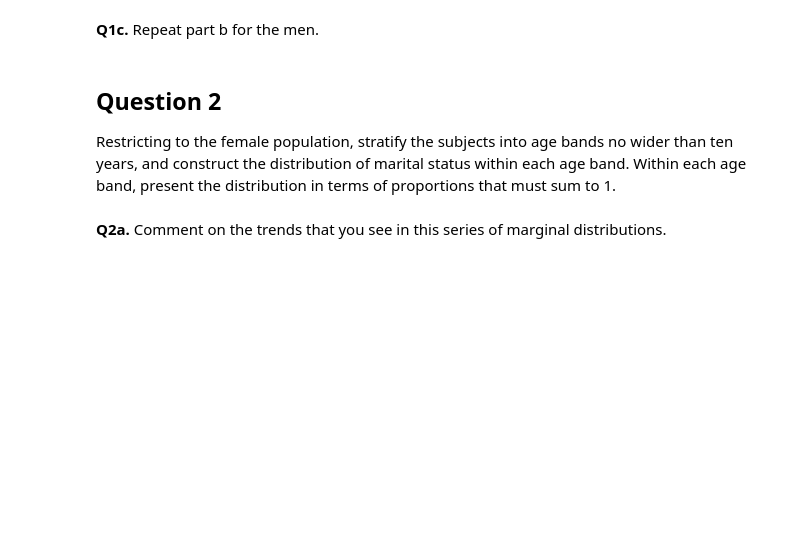
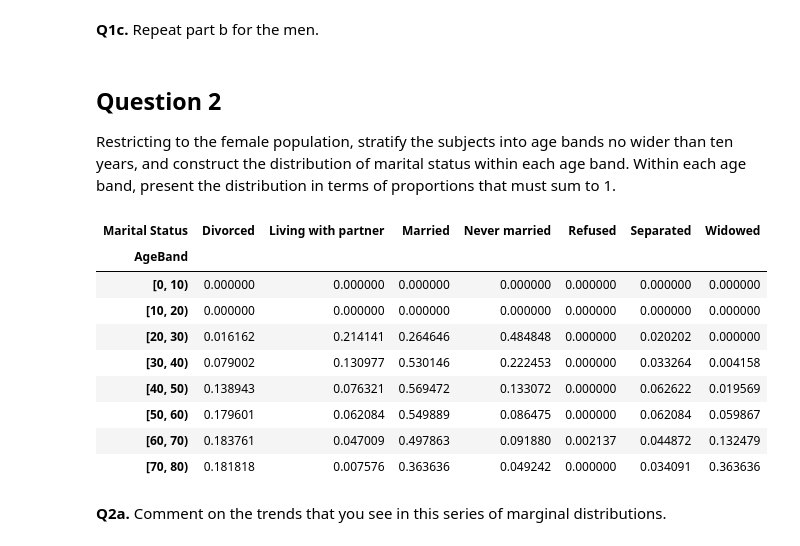
Before and after one commit to emirmaciastec/MEM_M-todos_estadisticos, a Jupyter notebook: lab2_4_nhanes_univariate_practice_HW2.ipynb, the cells around one changed output. Saved outputs shown, nothing was run; the diff lists cells and outputs as text; code cells hidden in the pictures; blank space fills up the shorter version.

```diff
--- a/lab2_4_nhanes_univariate_practice_HW2.ipynb
+++ b/lab2_4_nhanes_univariate_practice_HW2.ipynb
@@ -37,6 +41,9 @@ Relabel the marital status variable [DMDMARTL](https://wwwn.cdc.gov/Nchs/Nhanes/
 # %%
 # insert your code here
-da = da.rename(columns={'DMDMARTL': 'Marital Status'})
+
+#da = da.rename(columns={'DMDMARTL': 'Marital Status'})
+da["Marital Status"] = da.DMDMARTL
+da["Gender"] = da.RIAGENDR
 
 da['Marital Status'] = da['Marital Status'].replace({
     1.0: 'Married',
@@ -47,6 +54,11 @@ da['Marital Status'] = da['Marital Status'].replace({
     6.0: 'Living with partner',
     77.0: 'Refused',
     99.0: 'Don\'t know'
+})
+
+da['Gender'] = da['Gender'].replace({
+    1.0: 'Male',
+    2.0: 'Female'
 })
 
 # Frequency table for all people
@@ -136,3 +146,28 @@ Restricting to the female population, stratify the subjects into age bands no wi
+# %%
+# Restrict to the female population
+female_data = da[da['RIAGENDR'] == 2].copy()
+
+# Create age bands (no wider than 10 years)
+# Using cut to create bins for age
+age_bins = range(0, female_data['RIDAGEYR'].max() + 10, 10)
+female_data['AgeBand'] = pd.cut(female_data['RIDAGEYR'], bins=age_bins, right=False)
+
+# Construct the distribution of marital status within each age band as proportions
+marital_status_by_age_band = female_data.groupby('AgeBand', observed=False)['Marital Status'].value_counts(normalize=True).unstack()
+
+# Display the results
+display(marital_status_by_age_band)
+# %% [output]
+| Marital Status | Divorced | Living with partner | Married | Never married | Refused | Separated | Widowed |
+| AgeBand |  |  |  |  |  |  |  |
+| [0, 10) | 0.000000 | 0.000000 | 0.000000 | 0.000000 | 0.000000 | 0.000000 | 0.000000 |
+| [10, 20) | 0.000000 | 0.000000 | 0.000000 | 0.000000 | 0.000000 | 0.000000 | 0.000000 |
+| [20, 30) | 0.016162 | 0.214141 | 0.264646 | 0.484848 | 0.000000 | 0.020202 | 0.000000 |
+| [30, 40) | 0.079002 | 0.130977 | 0.530146 | 0.222453 | 0.000000 | 0.033264 | 0.004158 |
+| [40, 50) | 0.138943 | 0.076321 | 0.569472 | 0.133072 | 0.000000 | 0.062622 | 0.019569 |
+| [50, 60) | 0.179601 | 0.062084 | 0.549889 | 0.086475 | 0.000000 | 0.062084 | 0.059867 |
+| [60, 70) | 0.183761 | 0.047009 | 0.497863 | 0.091880 | 0.002137 | 0.044872 | 0.132479 |
+| [70, 80) | 0.181818 | 0.007576 | 0.363636 | 0.049242 | 0.000000 | 0.034091 | 0.363636 |
 # %% [markdown]
 __Q2a.__ Comment on the trends that you see in this series of marginal distributions.
 # %% [markdown]
```
Also changed, not shown: parts of 2 cells of this notebook.
